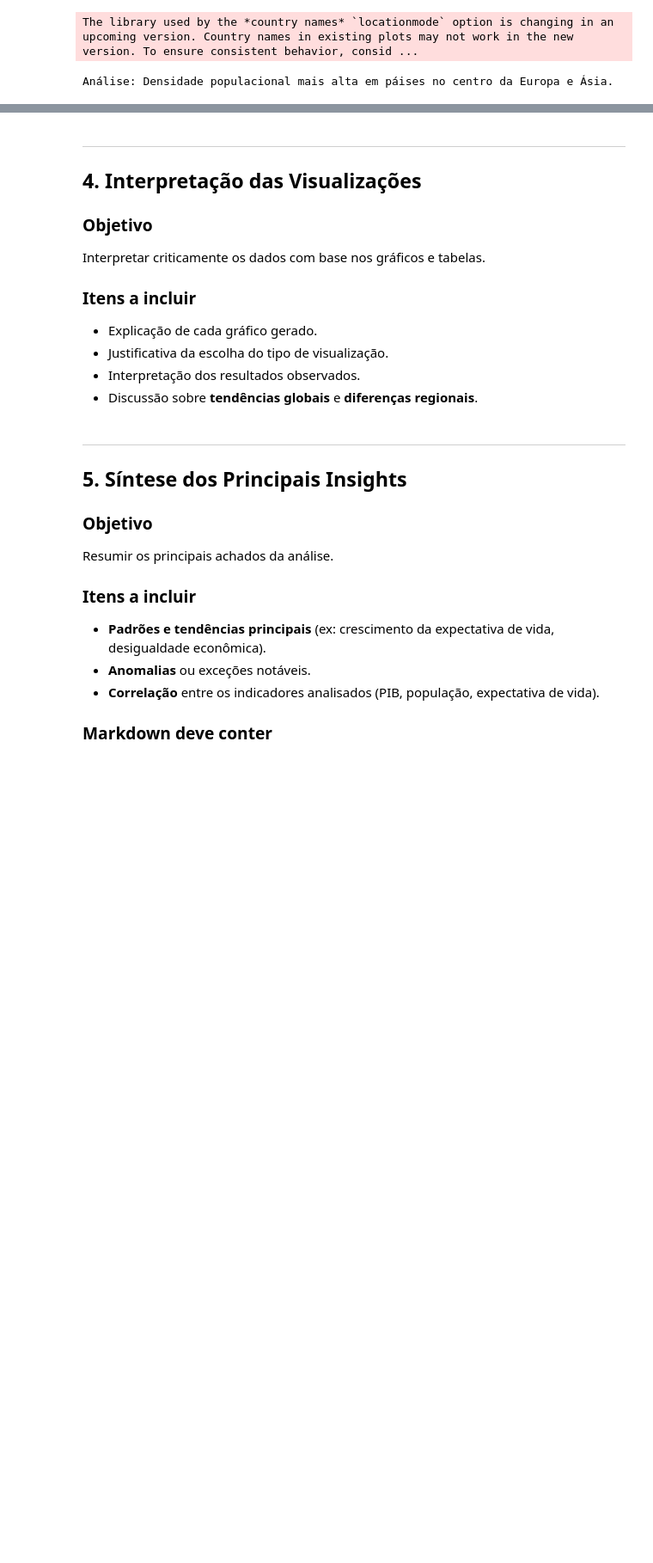
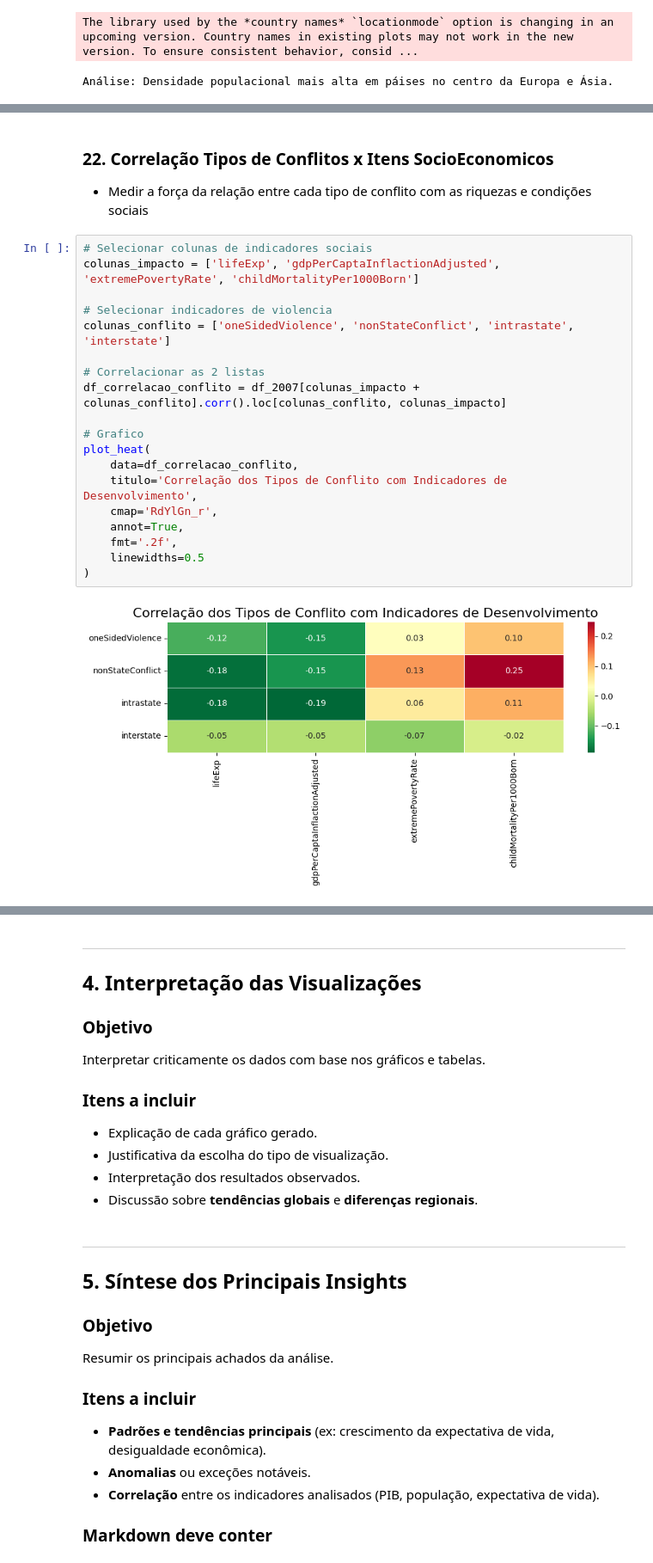
Before and after one commit to brunobgcardoso/avaliacao-python-ciencia-dados, a Jupyter notebook: src/Projeto.ipynb, the cells around one changed output, grey strips where cells are left out. Shown at 86% size. Cells and saved outputs as stored; diff of their text form; blank space fills up the shorter version.

```diff
--- a/src/Projeto.ipynb
+++ b/src/Projeto.ipynb
@@ -2141,0 +2248,24 @@ Análise: Densidade populacional mais alta em páises no centro da Europa e Ási
+# %% [markdown]
+### 22. Correlação Tipos de Conflitos x Itens SocioEconomicos
+- Medir a força da relação entre cada tipo de conflito com as riquezas e condições sociais
+# %%
+# Selecionar colunas de indicadores sociais
+colunas_impacto = ['lifeExp', 'gdpPerCaptaInflactionAdjusted', 'extremePovertyRate', 'childMortalityPer1000Born']
+
+# Selecionar indicadores de violencia
+colunas_conflito = ['oneSidedViolence', 'nonStateConflict', 'intrastate', 'interstate']
+
+# Correlacionar as 2 listas
+df_correlacao_conflito = df_2007[colunas_impacto + colunas_conflito].corr().loc[colunas_conflito, colunas_impacto]
+
+# Grafico
+plot_heat(
+    data=df_correlacao_conflito,
+    titulo='Correlação dos Tipos de Conflito com Indicadores de Desenvolvimento',
+    cmap='RdYlGn_r',
+    annot=True,
+    fmt='.2f',
+    linewidths=0.5
+)
+# %% [output]
+[figure, added]
```
Also changed, not shown: parts of 26 cells of this notebook.
